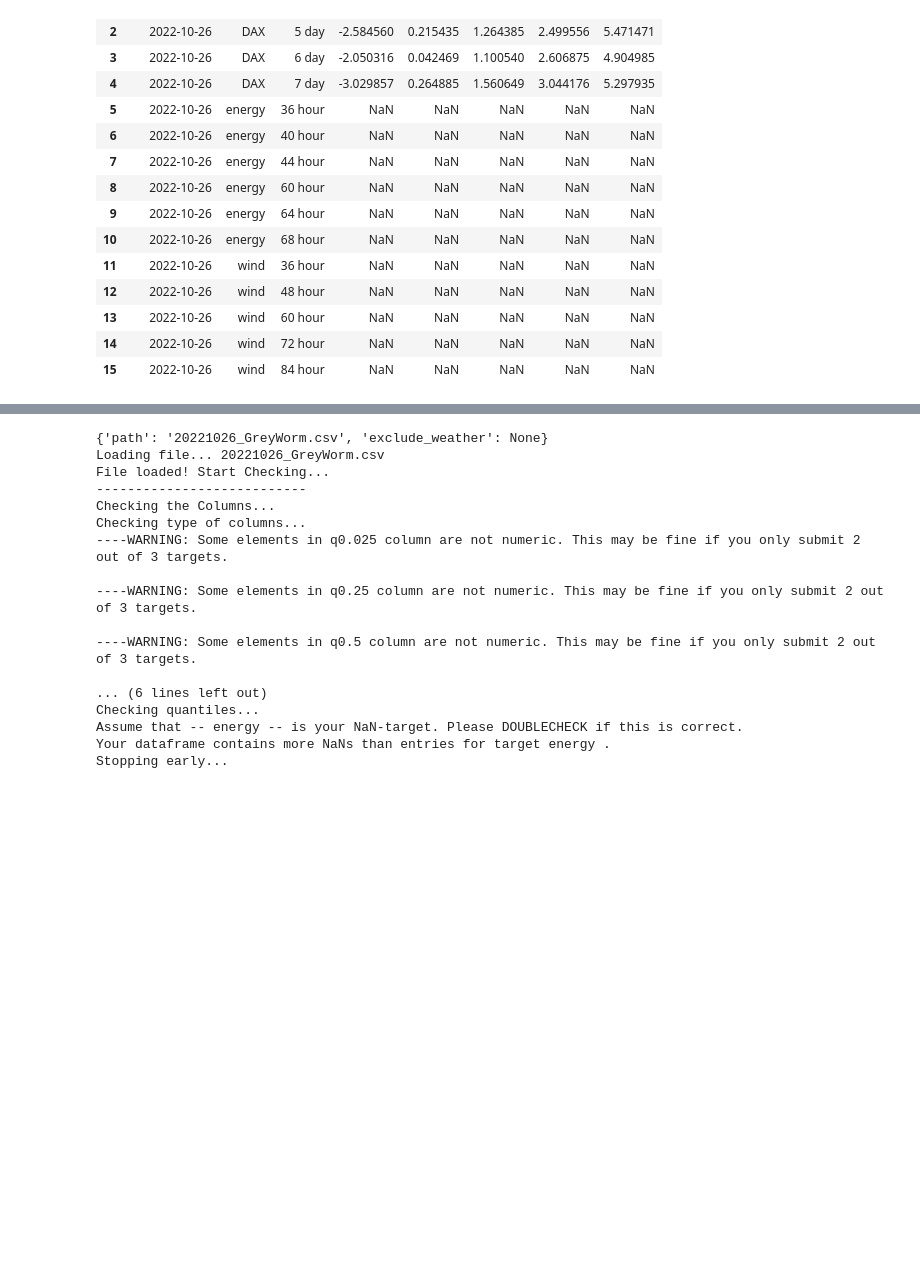
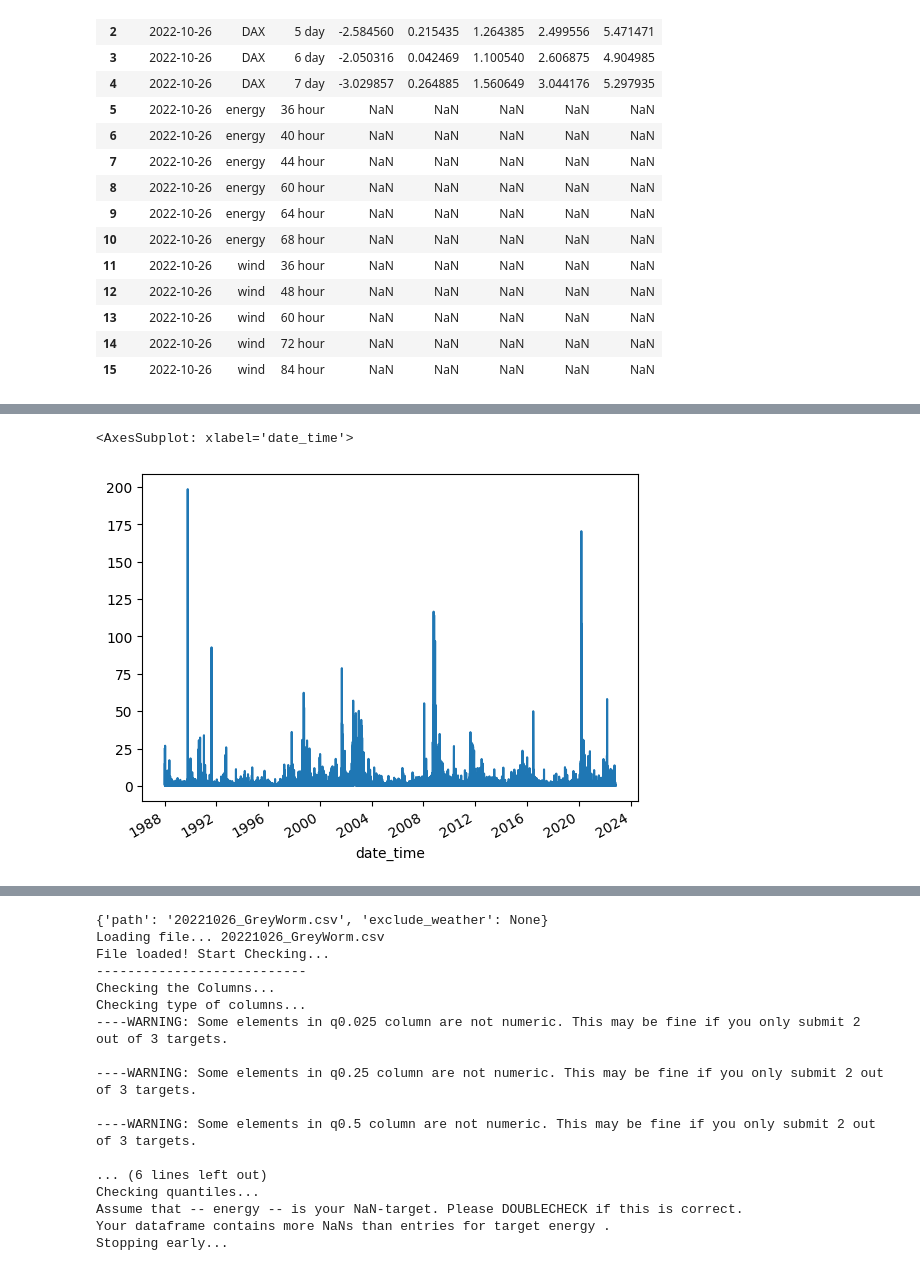
Before and after one commit to FabianWylczoch/Forecasting, a Jupyter notebook: PTSFC.ipynb, the cells around one changed output, grey strips where cells are left out. Saved outputs shown, nothing was run; the diff lists cells and outputs as text; code cells hidden in the pictures; blank space fills up the shorter version.

```diff
--- a/PTSFC.ipynb
+++ b/PTSFC.ipynb
@@ -87 +101,4 @@ datetime.timestamp(dt)
+# %%
+daxdata = get_dax_data()
+energydata = get_energy_data()
 # %% [markdown]
@@ -162,0 +184,5 @@ sub.to_csv("20221026_GreyWorm.csv", index = False)
+# %%
+daxdata = daxdata.reset_index()
+daxdata = daxdata.rename(columns={"date_time": "ds", "data": "y"})
+daxdata["ds"] = daxdata['ds'].dt.date
+daxdata["ds"] = pd.to_datetime(daxdata.ds)
@@ -162,0 +234,7 @@ sub.to_csv("20221026_GreyWorm.csv", index = False)
+# %%
+daxdata.data = daxdata.data**2
+# %%
+daxdata.data.plot()
+# %% [output]
+<AxesSubplot: xlabel='date_time'>
+[figure, added]
```
Also changed, not shown: parts of 49 cells of this notebook, 1 other file.
